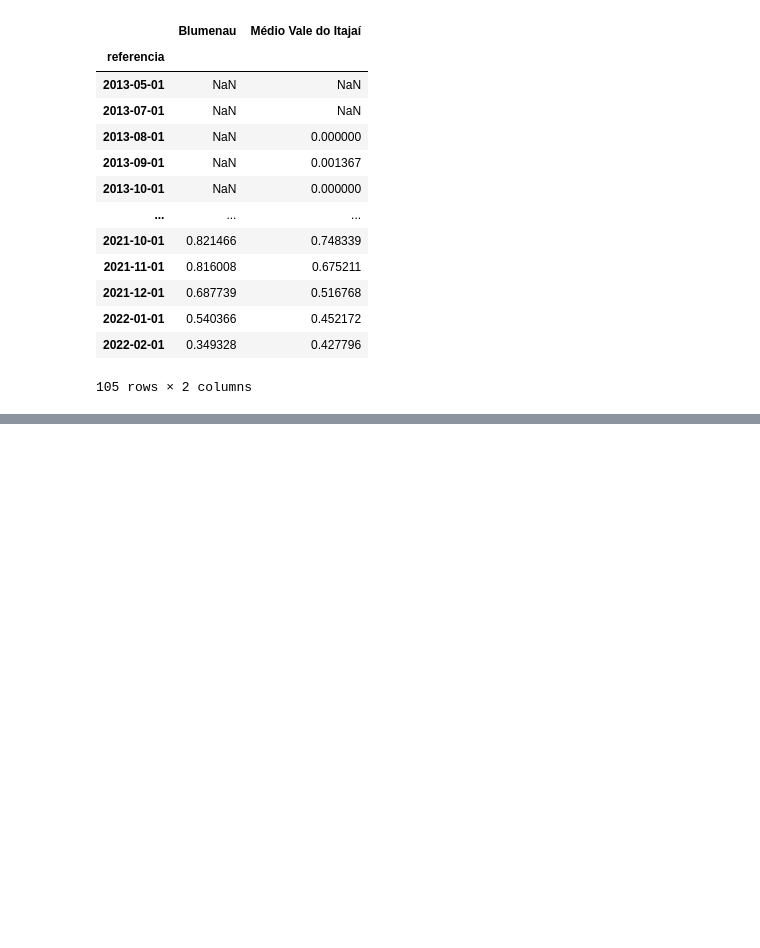
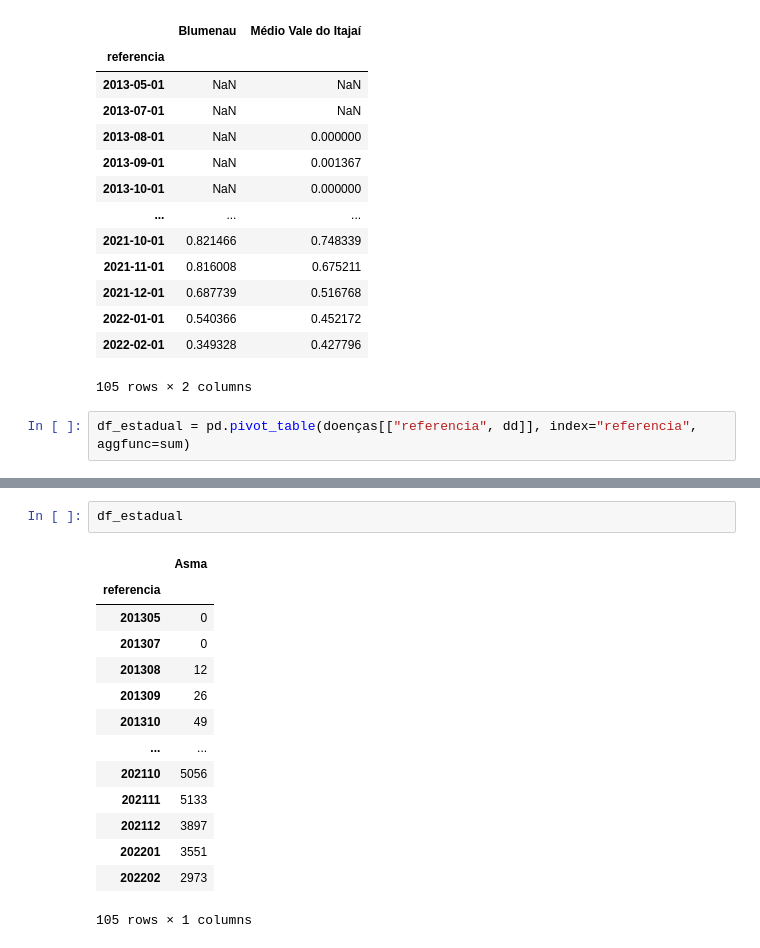
Before and after one commit to LFBossa/MapaSaudeSC, a Jupyter notebook: process-data/SeriesPorRegiao.ipynb, the cells around one changed output, grey strips where cells are left out. Cells and saved outputs as stored; diff of their text form; blank space fills up the shorter version.

```diff
--- a/process-data/SeriesPorRegiao.ipynb
+++ b/process-data/SeriesPorRegiao.ipynb
@@ -154,3 +151,5 @@ dadddos
 | 2022-01-01 | 0.540366 | 0.452172 |
 | 2022-02-01 | 0.349328 | 0.427796 |
 105 rows × 2 columns
+# %%
+df_estadual = pd.pivot_table(doenças[["referencia", dd]], index="referencia",  aggfunc=sum)
@@ -156,0 +185,17 @@ dadddos
+# %%
+df_estadual
+# %% [output]
+|  | Asma |
+| referencia |  |
+| 201305 | 0 |
+| 201307 | 0 |
+| 201308 | 12 |
+| 201309 | 26 |
+| 201310 | 49 |
+| ... | ... |
+| 202110 | 5056 |
+| 202111 | 5133 |
+| 202112 | 3897 |
+| 202201 | 3551 |
+| 202202 | 2973 |
+105 rows × 1 columns
```
Also changed, not shown: parts of 7 cells of this notebook.
